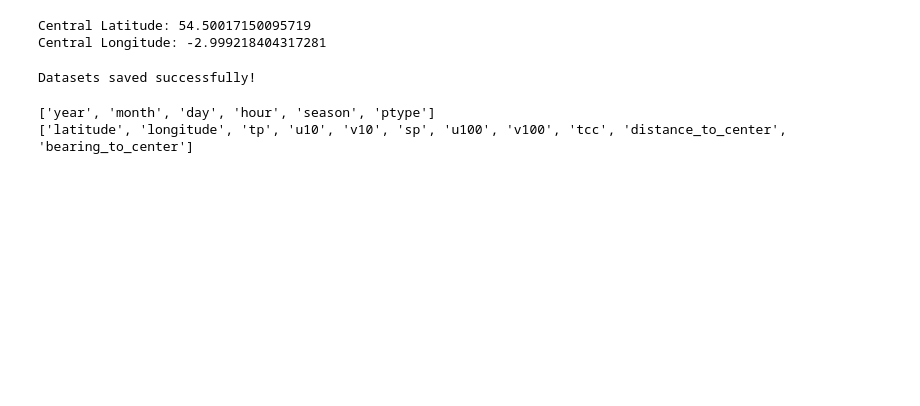
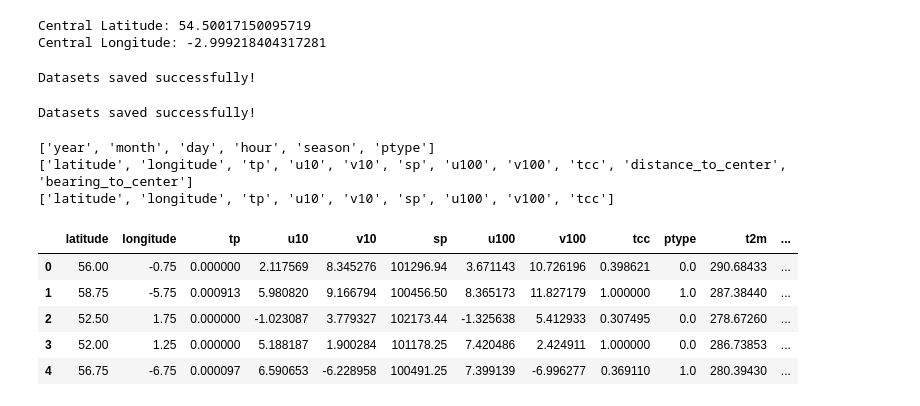
Before and after one commit to leewscott/Group-UK-Temperature-Regression-Integrating-Spatio-Temporal-Features, a Jupyter notebook: LinearRegression.ipynb, the cells around one changed output. Drawn from its saved outputs; the diff is of its cells as text; code cells hidden in the pictures; blank space fills up the shorter version.

```diff
--- a/LinearRegression.ipynb
+++ b/LinearRegression.ipynb
@@ -79,12 +80,39 @@ era5_validation.to_csv('prepared_era5_validation.csv', index=False)
 print("Datasets saved successfully!")
 # %% [output]
 Datasets saved successfully!
+# %%
+era5_train = pd.read_csv("era5_train_prepared_with_nearby.csv", sep=",")
+era5_validation = pd.read_csv("era5_val_prepared_with_nearby.csv", sep=",")
+
+era5_train_base = era5_train.drop(["distance_to_center", "bearing_to_center"], axis=1)
+era5_validation_base = era5_validation.drop(["distance_to_center", "bearing_to_center"], axis=1)
+# %%
+era5_train_base.to_csv('era5_train_prepared_with_no_nearby.csv', index=False)
+era5_validation_base.to_csv('era5_val_prepared_with_no_nearby.csv', index=False)
+print("Datasets saved successfully!")
+# %% [output]
+Datasets saved successfully!
 # %%
 attributes = list(era5_train.columns)
+attributes_base = list(era5_train_base.columns)
+
 one_hot_attributes = ["year", "month", "day", "hour", "season", "ptype"]
 numerical_attributes = list(filter(lambda item: item not in one_hot_attributes + ["t2m"], attributes))
+numerical_attributes_base = list(filter(lambda item: item not in one_hot_attributes + ["t2m"], attributes_base))
+
 print(one_hot_attributes)
 print(numerical_attributes)
+print(numerical_attributes_base)
 # %% [output]
 ['year', 'month', 'day', 'hour', 'season', 'ptype']
 ['latitude', 'longitude', 'tp', 'u10', 'v10', 'sp', 'u100', 'v100', 'tcc', 'distance_to_center', 'bearing_to_center']
+['latitude', 'longitude', 'tp', 'u10', 'v10', 'sp', 'u100', 'v100', 'tcc']
+# %%
+era5_train.head()
+# %% [output]
+|  | latitude | longitude | tp | u10 | v10 | sp | u100 | v100 | tcc | ptype | t2m | ... |
+| 0 | 56.00 | -0.75 | 0.000000 | 2.117569 | 8.345276 | 101296.94 | 3.671143 | 10.726196 | 0.398621 | 0.0 | 290.68433 | ... |
+| 1 | 58.75 | -5.75 | 0.000913 | 5.980820 | 9.166794 | 100456.50 | 8.365173 | 11.827179 | 1.000000 | 1.0 | 287.38440 | ... |
+| 2 | 52.50 | 1.75 | 0.000000 | -1.023087 | 3.779327 | 102173.44 | -1.325638 | 5.412933 | 0.307495 | 0.0 | 278.67260 | ... |
+| 3 | 52.00 | 1.25 | 0.000000 | 5.188187 | 1.900284 | 101178.25 | 7.420486 | 2.424911 | 1.000000 | 0.0 | 286.73853 | ... |
+| 4 | 56.75 | -6.75 | 0.000097 | 6.590653 | -6.228958 | 100491.25 | 7.399139 | -6.996277 | 0.369110 | 1.0 | 280.39430 | ... |
```
Also changed, not shown: parts of 15 cells of this notebook, 2 other files.
